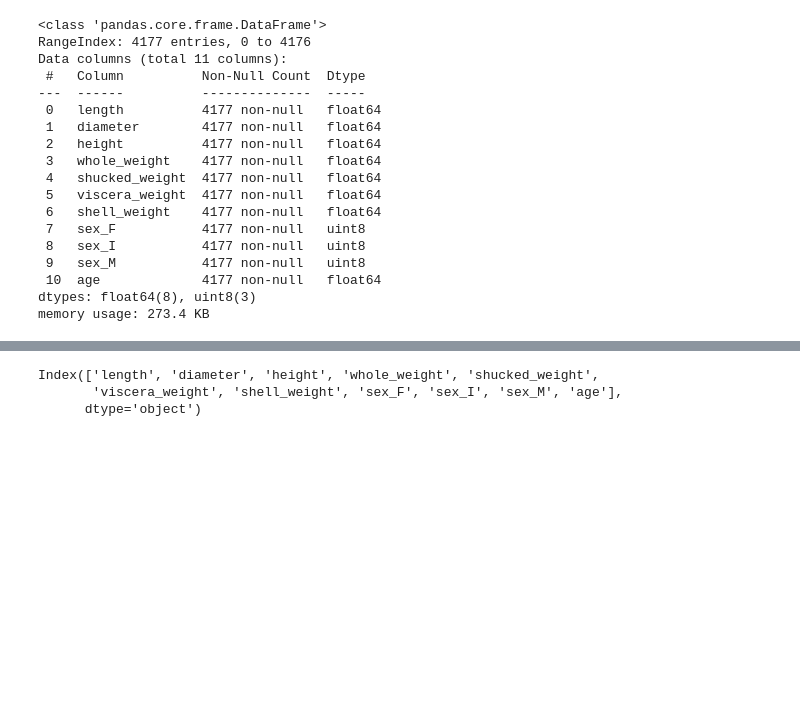
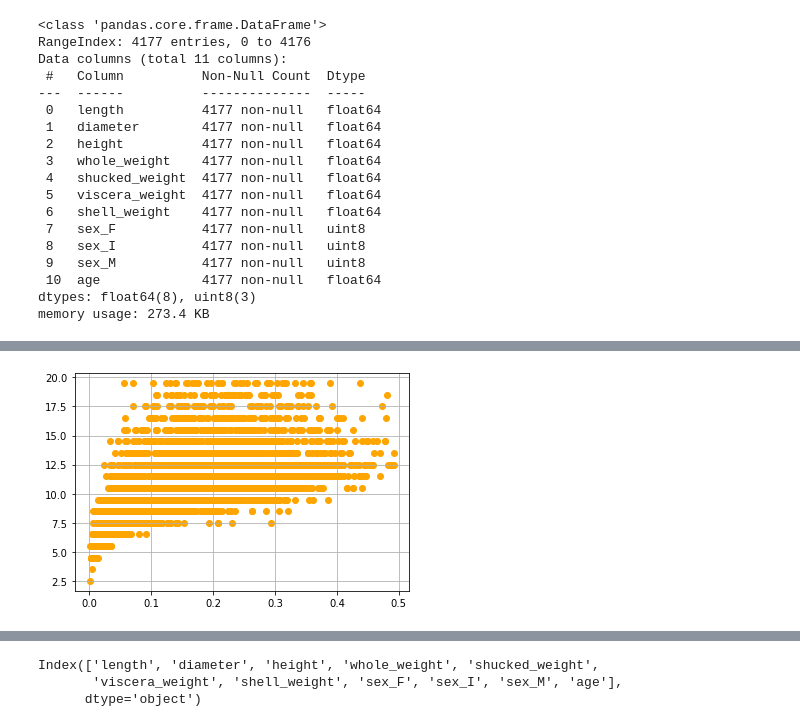
Before and after one commit to MarekLas/snails_final, a Jupyter notebook: snails_final.ipynb, the cells around one changed output, grey strips where cells are left out. Cells and saved outputs as stored; diff of their text form; code cells hidden in the pictures; blank space fills up the shorter version.

```diff
--- a/snails_final.ipynb
+++ b/snails_final.ipynb
@@ -292,0 +300,9 @@ memory usage: 273.4 KB
+# %%
+df.drop(df[(df['viscera_weight']> 0.5) & (df['age'] < 25)].index, inplace=True)
+df.drop(df[(df['viscera_weight']<0.5) & (df['age'] > 25)].index, inplace=True)
+# %%
+var = 'viscera_weight'
+plt.scatter(x = df[var], y = df['age'],c='orange')
+plt.grid(True)
+# %% [output]
+[figure, added]
```
Also changed, not shown: parts of 51 cells of this notebook.
